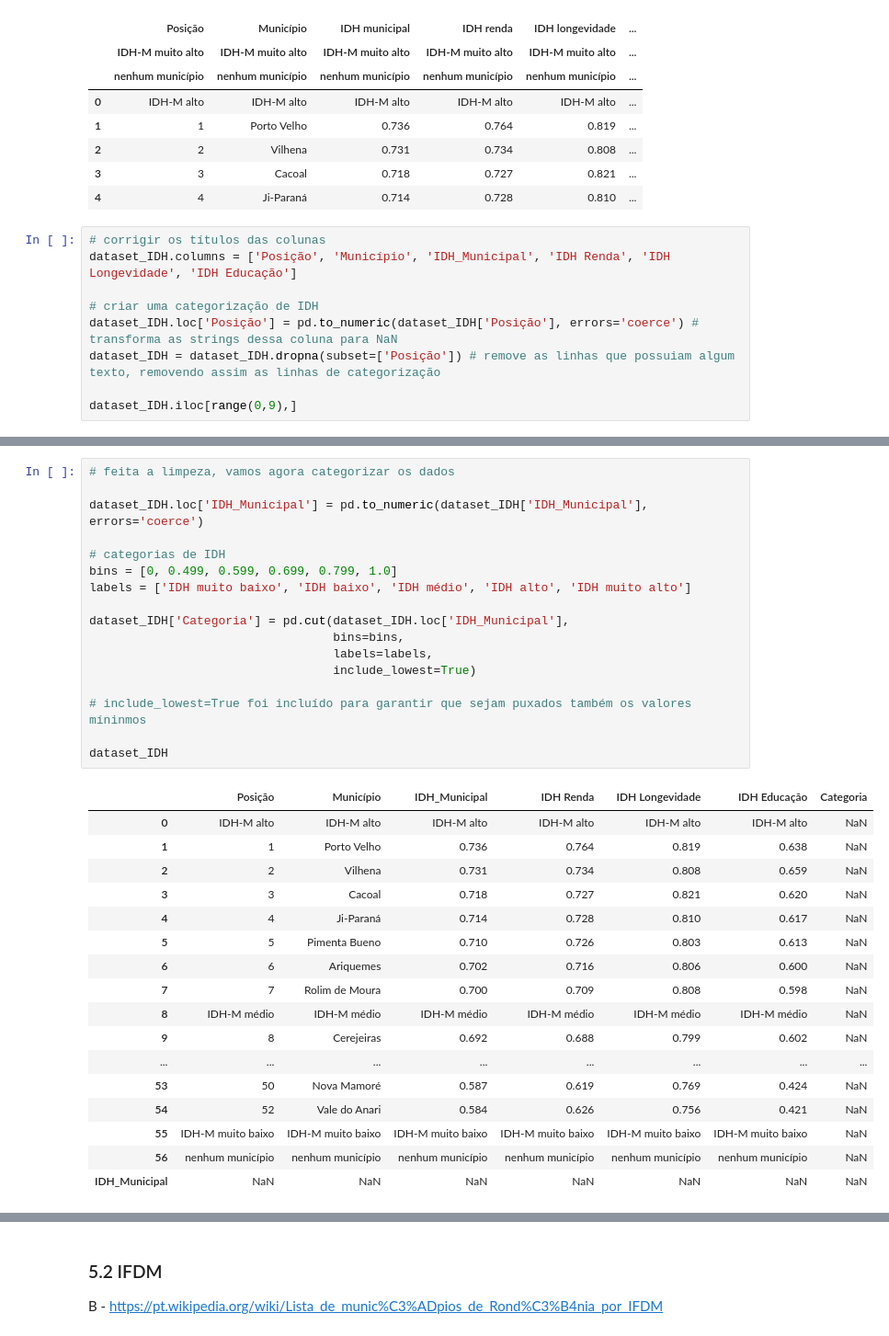
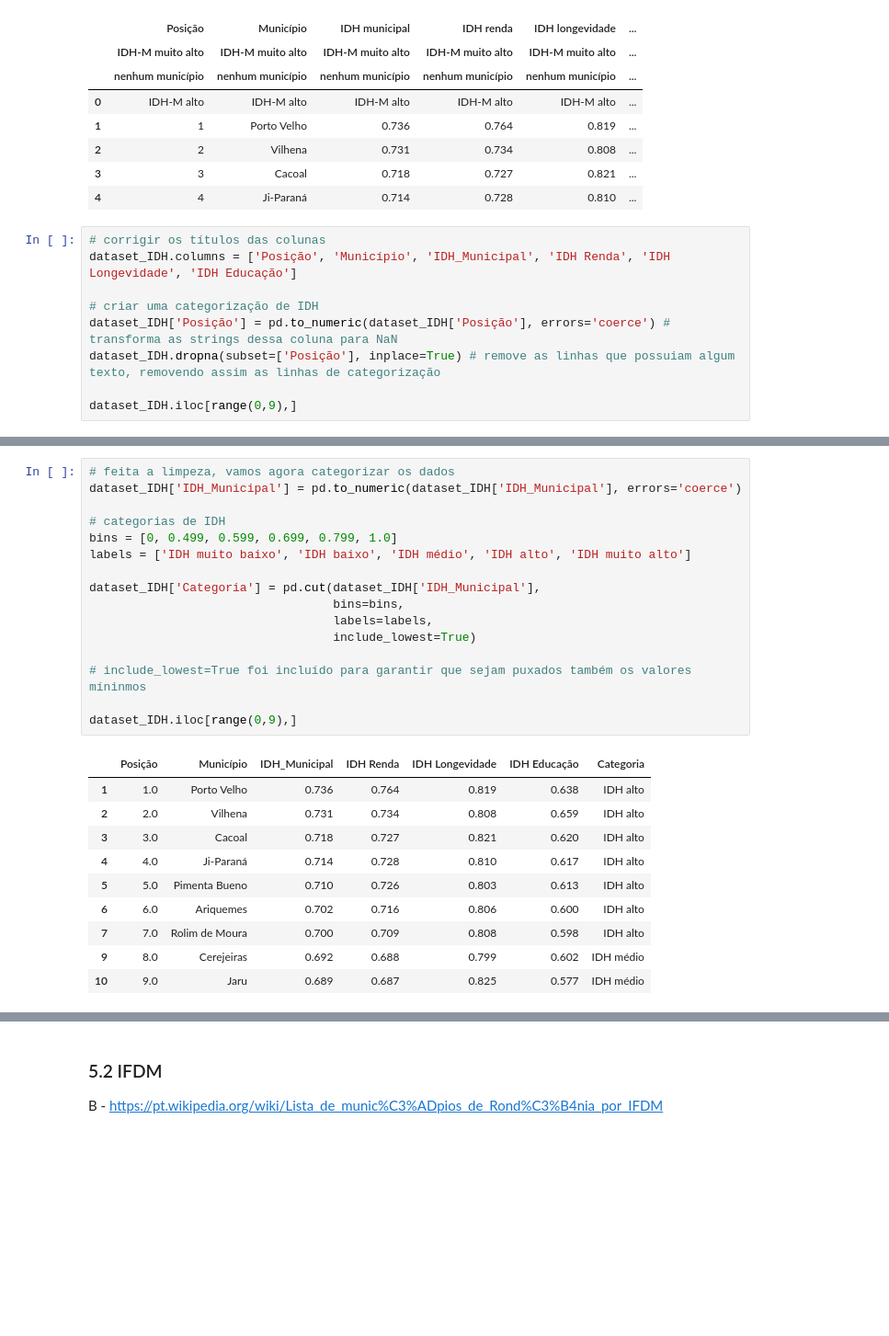
Before and after one commit to MacielGithub/Exercicios_EBAC, a Jupyter notebook: M9_E2.ipynb, the cells around one changed output, grey strips where cells are left out. Shown at 92% size. Saved outputs shown, nothing was run; the diff lists cells and outputs as text; blank space fills up the shorter version.

```diff
--- a/M9_E2.ipynb
+++ b/M9_E2.ipynb
@@ -274,8 +274,8 @@ dataset_IDH.head(5)
 dataset_IDH.columns = ['Posição', 'Município', 'IDH_Municipal', 'IDH Renda', 'IDH Longevidade', 'IDH Educação']
 
 # criar uma categorização de IDH
-dataset_IDH.loc['Posição'] = pd.to_numeric(dataset_IDH['Posição'], errors='coerce') # transforma as strings dessa coluna para NaN
-dataset_IDH = dataset_IDH.dropna(subset=['Posição']) # remove as linhas que possuiam algum texto, removendo assim as linhas de categorização
+dataset_IDH['Posição'] = pd.to_numeric(dataset_IDH['Posição'], errors='coerce') # transforma as strings dessa coluna para NaN
+dataset_IDH.dropna(subset=['Posição'], inplace=True) # remove as linhas que possuiam algum texto, removendo assim as linhas de categorização
 
 dataset_IDH.iloc[range(0,9),]
 # %% [output]
@@ -292,35 +292,27 @@ dataset_IDH.iloc[range(0,9),]
 # %%
 # feita a limpeza, vamos agora categorizar os dados
-
-dataset_IDH.loc['IDH_Municipal'] = pd.to_numeric(dataset_IDH['IDH_Municipal'], errors='coerce')
+dataset_IDH['IDH_Municipal'] = pd.to_numeric(dataset_IDH['IDH_Municipal'], errors='coerce')
 
 # categorias de IDH
 bins = [0, 0.499, 0.599, 0.699, 0.799, 1.0]
 labels = ['IDH muito baixo', 'IDH baixo', 'IDH médio', 'IDH alto', 'IDH muito alto']
 
-dataset_IDH['Categoria'] = pd.cut(dataset_IDH.loc['IDH_Municipal'],
+dataset_IDH['Categoria'] = pd.cut(dataset_IDH['IDH_Municipal'],
                                   bins=bins,
                                   labels=labels,
                                   include_lowest=True)
 
 # include_lowest=True foi incluído para garantir que sejam puxados também os valores míninmos
 
-dataset_IDH
+dataset_IDH.iloc[range(0,9),]
 # %% [output]
 |  | Posição | Município | IDH_Municipal | IDH Renda | IDH Longevidade | IDH Educação | Categoria |
-| 0 | IDH-M alto | IDH-M alto | IDH-M alto | IDH-M alto | IDH-M alto | IDH-M alto | NaN |
-| 1 | 1 | Porto Velho | 0.736 | 0.764 | 0.819 | 0.638 | NaN |
-| 2 | 2 | Vilhena | 0.731 | 0.734 | 0.808 | 0.659 | NaN |
-| 3 | 3 | Cacoal | 0.718 | 0.727 | 0.821 | 0.620 | NaN |
-| 4 | 4 | Ji-Paraná | 0.714 | 0.728 | 0.810 | 0.617 | NaN |
-| 5 | 5 | Pimenta Bueno | 0.710 | 0.726 | 0.803 | 0.613 | NaN |
-| 6 | 6 | Ariquemes | 0.702 | 0.716 | 0.806 | 0.600 | NaN |
-| 7 | 7 | Rolim de Moura | 0.700 | 0.709 | 0.808 | 0.598 | NaN |
-| 8 | IDH-M médio | IDH-M médio | IDH-M médio | IDH-M médio | IDH-M médio | IDH-M médio | NaN |
-| 9 | 8 | Cerejeiras | 0.692 | 0.688 | 0.799 | 0.602 | NaN |
-| ... | ... | ... | ... | ... | ... | ... | ... |
-| 53 | 50 | Nova Mamoré | 0.587 | 0.619 | 0.769 | 0.424 | NaN |
-| 54 | 52 | Vale do Anari | 0.584 | 0.626 | 0.756 | 0.421 | NaN |
-| 55 | IDH-M muito baixo | IDH-M muito baixo | IDH-M muito baixo | IDH-M muito baixo | IDH-M muito baixo | IDH-M muito baixo | NaN |
-| 56 | nenhum município | nenhum município | nenhum município | nenhum município | nenhum município | nenhum município | NaN |
-| IDH_Municipal | NaN | NaN | NaN | NaN | NaN | NaN | NaN |
+| 1 | 1.0 | Porto Velho | 0.736 | 0.764 | 0.819 | 0.638 | IDH alto |
+| 2 | 2.0 | Vilhena | 0.731 | 0.734 | 0.808 | 0.659 | IDH alto |
+| 3 | 3.0 | Cacoal | 0.718 | 0.727 | 0.821 | 0.620 | IDH alto |
+| 4 | 4.0 | Ji-Paraná | 0.714 | 0.728 | 0.810 | 0.617 | IDH alto |
+| 5 | 5.0 | Pimenta Bueno | 0.710 | 0.726 | 0.803 | 0.613 | IDH alto |
+| 6 | 6.0 | Ariquemes | 0.702 | 0.716 | 0.806 | 0.600 | IDH alto |
+| 7 | 7.0 | Rolim de Moura | 0.700 | 0.709 | 0.808 | 0.598 | IDH alto |
+| 9 | 8.0 | Cerejeiras | 0.692 | 0.688 | 0.799 | 0.602 | IDH médio |
+| 10 | 9.0 | Jaru | 0.689 | 0.687 | 0.825 | 0.577 | IDH médio |
```
Also changed, not shown: parts of 13 cells of this notebook.
